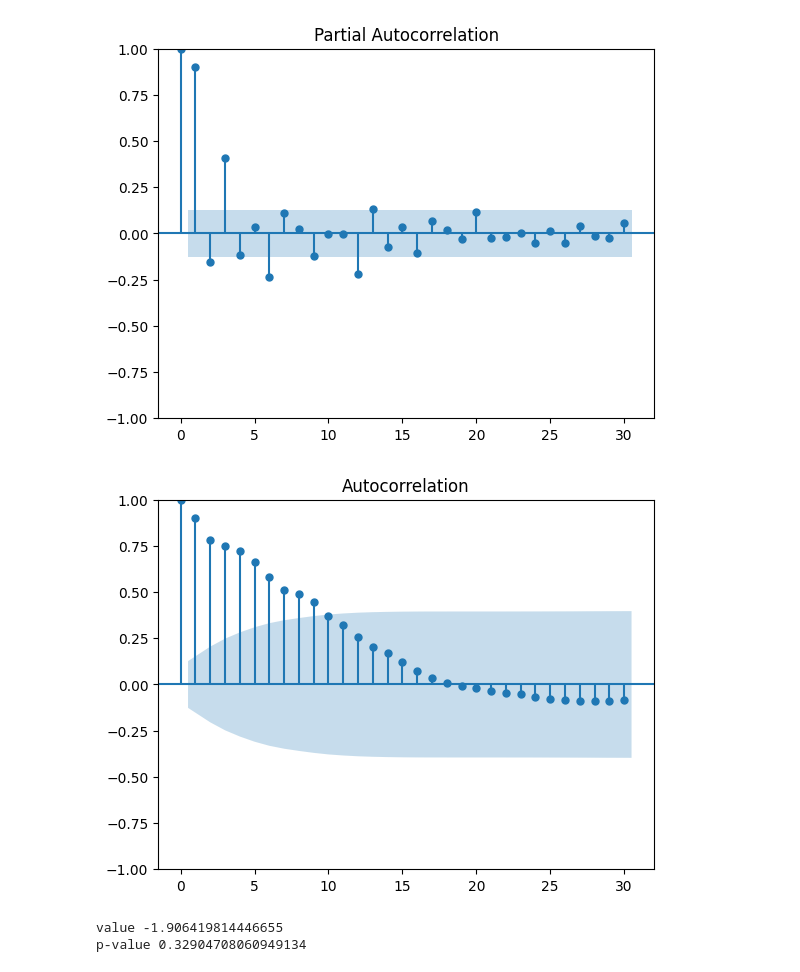
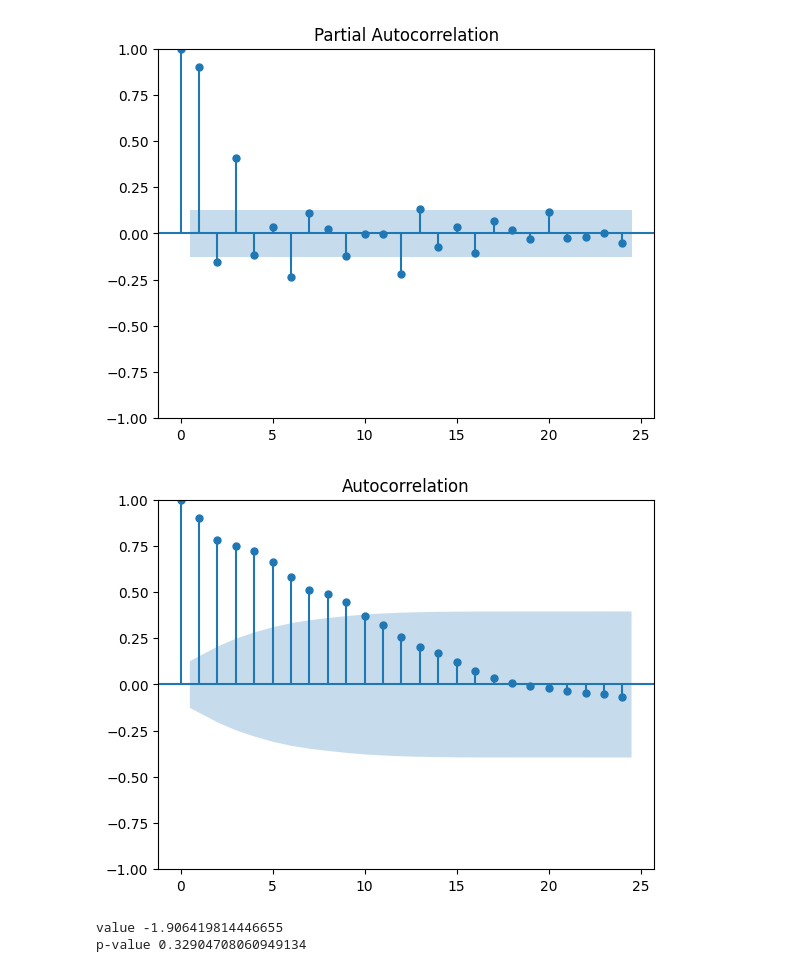
Before and after one commit to lorenzrossi/GaR, a Jupyter notebook: src/arima_test.ipynb, the cells around one changed output. Drawn from its saved outputs; the diff is of its cells as text; code cells hidden in the pictures.

```diff
--- a/src/arima_test.ipynb
+++ b/src/arima_test.ipynb
@@ -35,10 +42,10 @@ acf = plot_acf(df.IP, lags=30)
 # %%
-pacf = plot_pacf(df.GAS_PRICE, lags=30)
+pacf = plot_pacf(df.GAS_PRICE, lags=24)
 
-acf = plot_acf(df.GAS_PRICE, lags=30)
+acf = plot_acf(df.GAS_PRICE, lags=24)
 # %% [output]
-[figure, old version]
+[figure, new version]
-[figure, old version]
+[figure, new version]
 # %%
 adf_ip = adfuller(df.IP)
 print('value',adf_ip[0])
```
Also changed, not shown: parts of 12 cells of this notebook, 1 other file.
